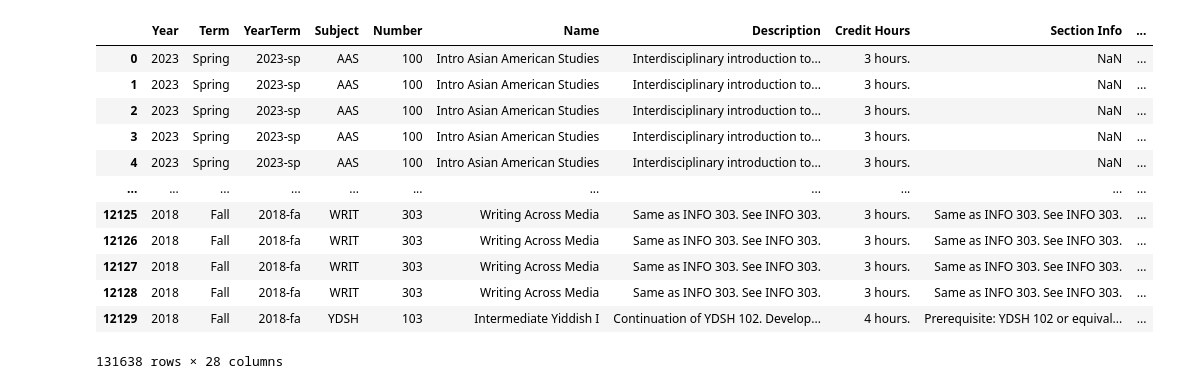
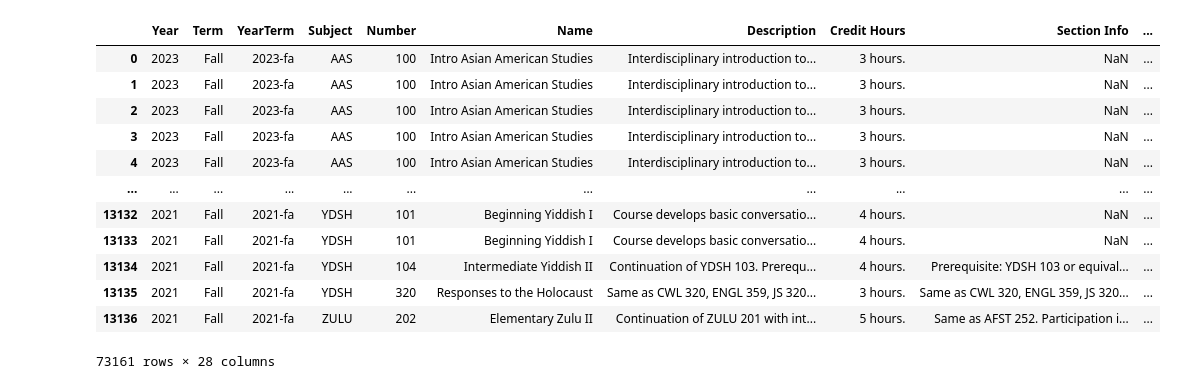
Before and after one commit to timot3/uiuc-course-api, a Jupyter notebook: data/data_processing.ipynb, the cells around one changed output. Saved outputs shown, nothing was run; the diff lists cells and outputs as text; code cells hidden in the pictures.

```diff
--- a/data/data_processing.ipynb
+++ b/data/data_processing.ipynb
@@ -10,6 +10,7 @@ def set_df_labels(df):
         df['Number'].astype(str)
     return df
 # %%
+df_fa23 = set_df_labels(pd.read_csv("./csv/2023-fa.csv"))
 df_sp23 = set_df_labels(pd.read_csv("./csv/2023-sp.csv"))
 df_fa22 = set_df_labels(pd.read_csv("./csv/2022-fa.csv"))
 df_sp22 = set_df_labels(pd.read_csv("./csv/2022-sp.csv"))
@@ -19,32 +20,29 @@ df_sp20 = set_df_labels(pd.read_csv("./csv/2020-sp.csv"))
 df_fa20 = set_df_labels(pd.read_csv("./csv/2020-fa.csv"))
 df_sp19 = set_df_labels(pd.read_csv("./csv/2019-sp.csv"))
 df_fa19 = set_df_labels(pd.read_csv("./csv/2019-fa.csv"))
-df_sp18 = set_df_labels(pd.read_csv("./csv/2018-sp.csv"))
-df_fa18 = set_df_labels(pd.read_csv("./csv/2018-fa.csv"))
 # %%
-df_data = pd.concat([df_sp23,
-df_fa22,
-df_sp22,
-df_sp21,
-df_fa21,
-df_sp20,
-df_fa20,
-])
+df_data = pd.concat([df_fa23,
+                     df_sp23,
+                     df_fa22,
+                     df_sp22,
+                     df_sp21,
+                     df_fa21,
+                     ])
 df_data
 # %% [output]
 |  | Year | Term | YearTerm | Subject | Number | Name | Description | Credit Hours | Section Info | ... |
-| 0 | 2023 | Spring | 2023-sp | AAS | 100 | Intro Asian American Studies | Interdisciplinary introduction to... | 3 hours. | NaN | ... |
-| 1 | 2023 | Spring | 2023-sp | AAS | 100 | Intro Asian American Studies | Interdisciplinary introduction to... | 3 hours. | NaN | ... |
-| 2 | 2023 | Spring | 2023-sp | AAS | 100 | Intro Asian American Studies | Interdisciplinary introduction to... | 3 hours. | NaN | ... |
-| 3 | 2023 | Spring | 2023-sp | AAS | 100 | Intro Asian American Studies | Interdisciplinary introduction to... | 3 hours. | NaN | ... |
-| 4 | 2023 | Spring | 2023-sp | AAS | 100 | Intro Asian American Studies | Interdisciplinary introduction to... | 3 hours. | NaN | ... |
+| 0 | 2023 | Fall | 2023-fa | AAS | 100 | Intro Asian American Studies | Interdisciplinary introduction to... | 3 hours. | NaN | ... |
+| 1 | 2023 | Fall | 2023-fa | AAS | 100 | Intro Asian American Studies | Interdisciplinary introduction to... | 3 hours. | NaN | ... |
+| 2 | 2023 | Fall | 2023-fa | AAS | 100 | Intro Asian American Studies | Interdisciplinary introduction to... | 3 hours. | NaN | ... |
+| 3 | 2023 | Fall | 2023-fa | AAS | 100 | Intro Asian American Studies | Interdisciplinary introduction to... | 3 hours. | NaN | ... |
+| 4 | 2023 | Fall | 2023-fa | AAS | 100 | Intro Asian American Studies | Interdisciplinary introduction to... | 3 hours. | NaN | ... |
 | ... | ... | ... | ... | ... | ... | ... | ... | ... | ... | ... |
-| 12125 | 2018 | Fall | 2018-fa | WRIT | 303 | Writing Across Media | Same as INFO 303. See INFO 303. | 3 hours. | Same as INFO 303. See INFO 303. | ... |
-| 12126 | 2018 | Fall | 2018-fa | WRIT | 303 | Writing Across Media | Same as INFO 303. See INFO 303. | 3 hours. | Same as INFO 303. See INFO 303. | ... |
-| 12127 | 2018 | Fall | 2018-fa | WRIT | 303 | Writing Across Media | Same as INFO 303. See INFO 303. | 3 hours. | Same as INFO 303. See INFO 303. | ... |
-| 12128 | 2018 | Fall | 2018-fa | WRIT | 303 | Writing Across Media | Same as INFO 303. See INFO 303. | 3 hours. | Same as INFO 303. See INFO 303. | ... |
-| 12129 | 2018 | Fall | 2018-fa | YDSH | 103 | Intermediate Yiddish I | Continuation of YDSH 102. Develop... | 4 hours. | Prerequisite: YDSH 102 or equival... | ... |
+| 13132 | 2021 | Fall | 2021-fa | YDSH | 101 | Beginning Yiddish I | Course develops basic conversatio... | 4 hours. | NaN | ... |
+| 13133 | 2021 | Fall | 2021-fa | YDSH | 101 | Beginning Yiddish I | Course develops basic conversatio... | 4 hours. | NaN | ... |
+| 13134 | 2021 | Fall | 2021-fa | YDSH | 104 | Intermediate Yiddish II | Continuation of YDSH 103. Prerequ... | 4 hours. | Prerequisite: YDSH 103 or equival... | ... |
+| 13135 | 2021 | Fall | 2021-fa | YDSH | 320 | Responses to the Holocaust | Same as CWL 320, ENGL 359, JS 320... | 3 hours. | Same as CWL 320, ENGL 359, JS 320... | ... |
+| 13136 | 2021 | Fall | 2021-fa | ZULU | 202 | Elementary Zulu II | Continuation of ZULU 201 with int... | 5 hours. | Same as AFST 252. Participation i... | ... |
-131638 rows × 28 columns
+73161 rows × 28 columns
 # %%
 data_all = []
 labels_seen = set()
```
Also changed, not shown: parts of 12 cells of this notebook, 17 other files.
